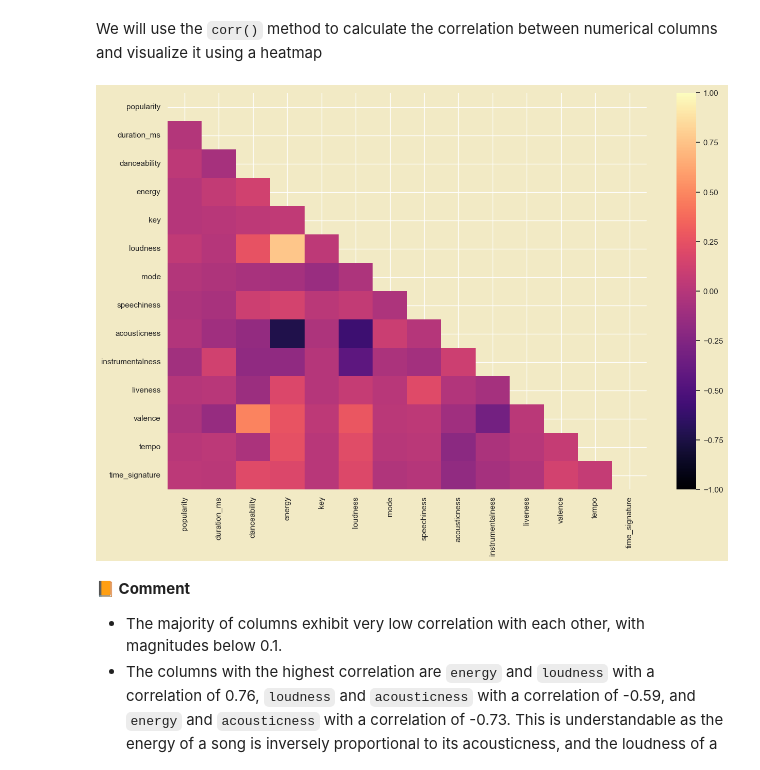
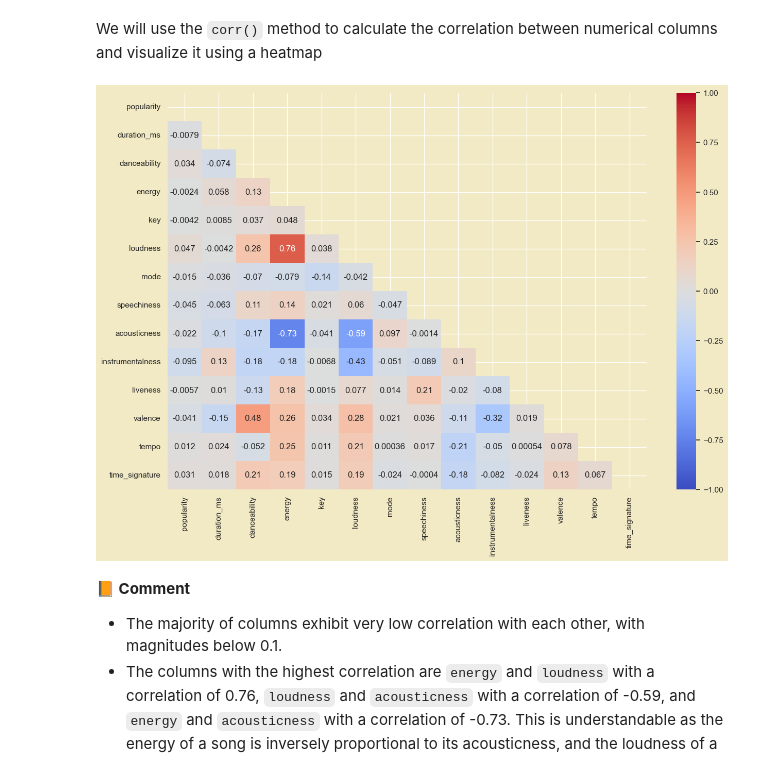
Before and after one commit to duongtruongbinh/Prog4DS_FinalProject, a Jupyter notebook: Data_Exploring-and-Preprocessing.ipynb, the cells around one changed output. Drawn from its saved outputs; the diff is of its cells as text; code cells hidden in the pictures.

```diff
--- a/Data_Exploring-and-Preprocessing.ipynb
+++ b/Data_Exploring-and-Preprocessing.ipynb
@@ -492,15 +491,15 @@ We will use the `corr()` method to calculate the correlation between numerical c
 # %%
 # heatmap for correlation
 corr = numerical_cols.corr()
 mask = np.zeros_like(corr)
 mask[np.triu_indices_from(mask)] = True
 sns.set_style('white')
 sns.set(rc={"axes.facecolor":"#F2EAC5","figure.facecolor":"#F2EAC5"})
 plt.figure(figsize=(15, 10))
-sns.heatmap(corr, mask=mask, annot=True, cmap='magma', vmin=-1, vmax=1)
+sns.heatmap(corr, mask=mask, annot=True, vmin=-1, vmax=1,cmap='coolwarm')
 plt.show()
 # %% [output]
-[figure, old version]
+[figure, new version]
 # %% [markdown]
 **📙 Comment**
 
```
Also changed, not shown: parts of 5 cells of this notebook, 4 other files.
